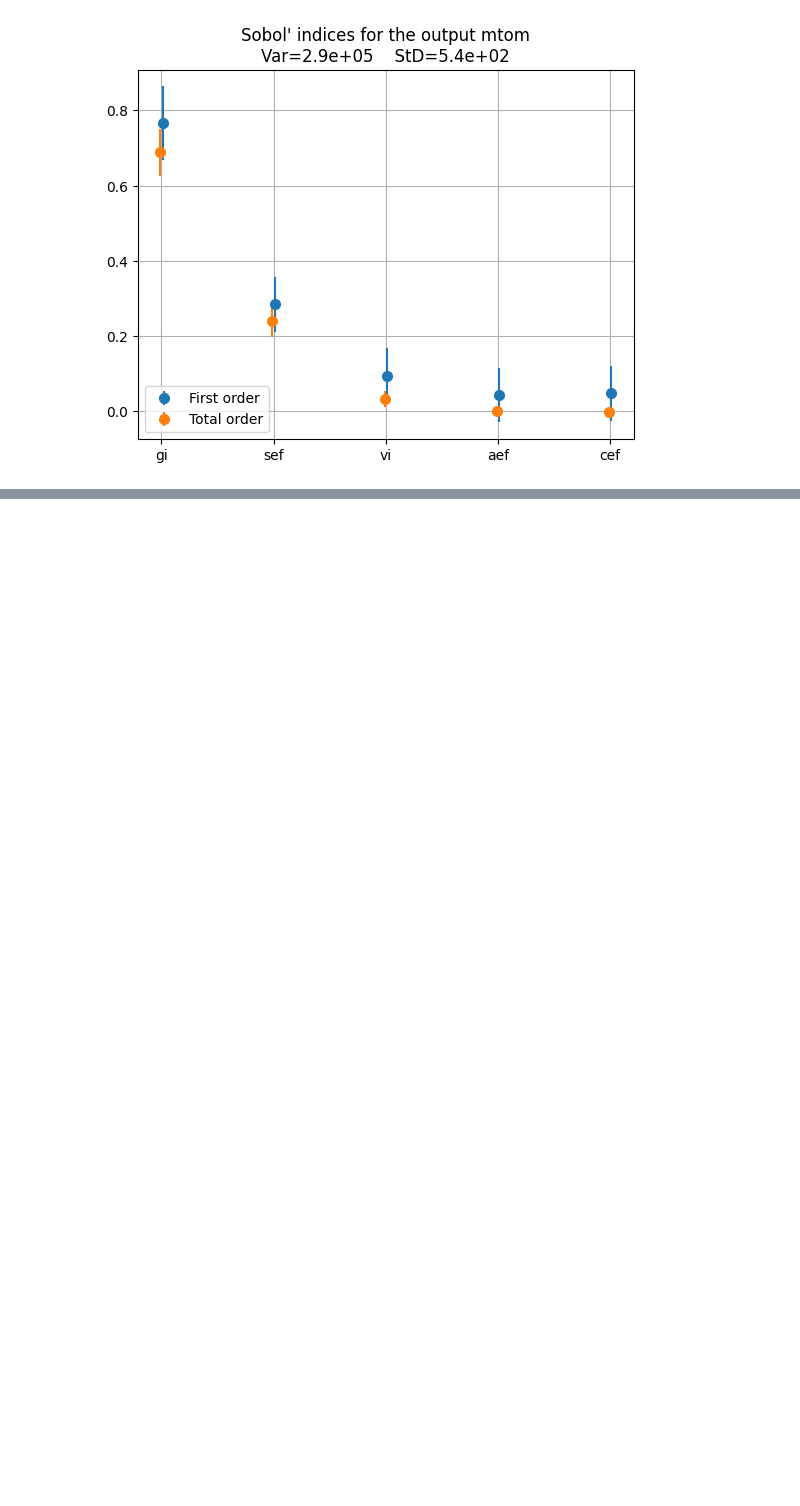
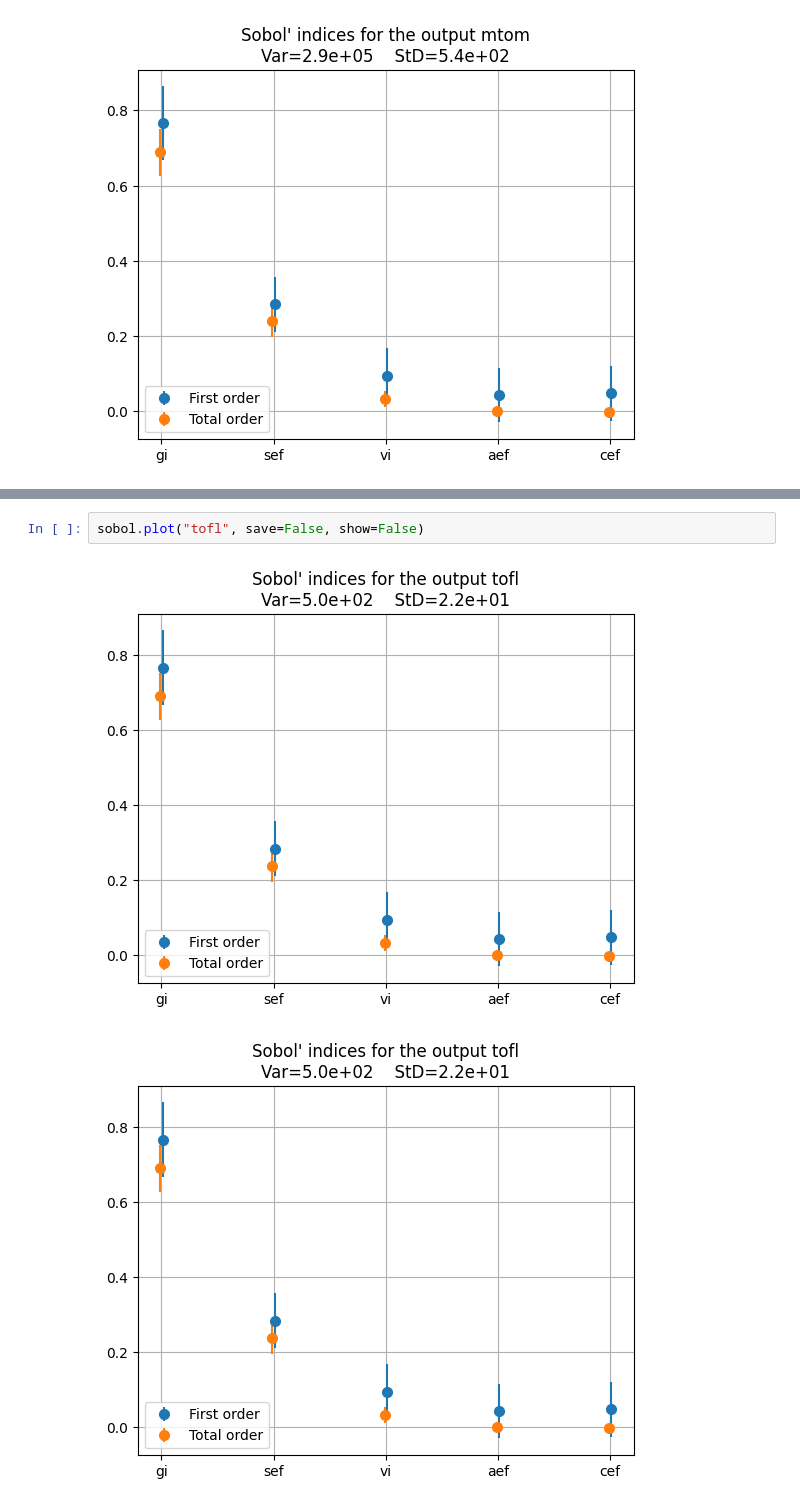
Before and after one commit to hannabkre/lh2pac, a Jupyter notebook: docs/scripts/project/UC2_problem2 .ipynb, the cells around one changed output, grey strips where cells are left out. Cells and saved outputs as stored; diff of their text form; blank space fills up the shorter version.

```diff
--- a/docs/scripts/project/UC2_problem2 .ipynb
+++ b/docs/scripts/project/UC2_problem2 .ipynb
@@ -165,0 +184,5 @@ sobol.plot("mtom", save=False, show=False)
+# %%
+sobol.plot("tofl", save=False, show=False)
+# %% [output]
+[figure, added]
+[figure, added]
```
Also changed, not shown: parts of 9 cells of this notebook, 2 other files.
